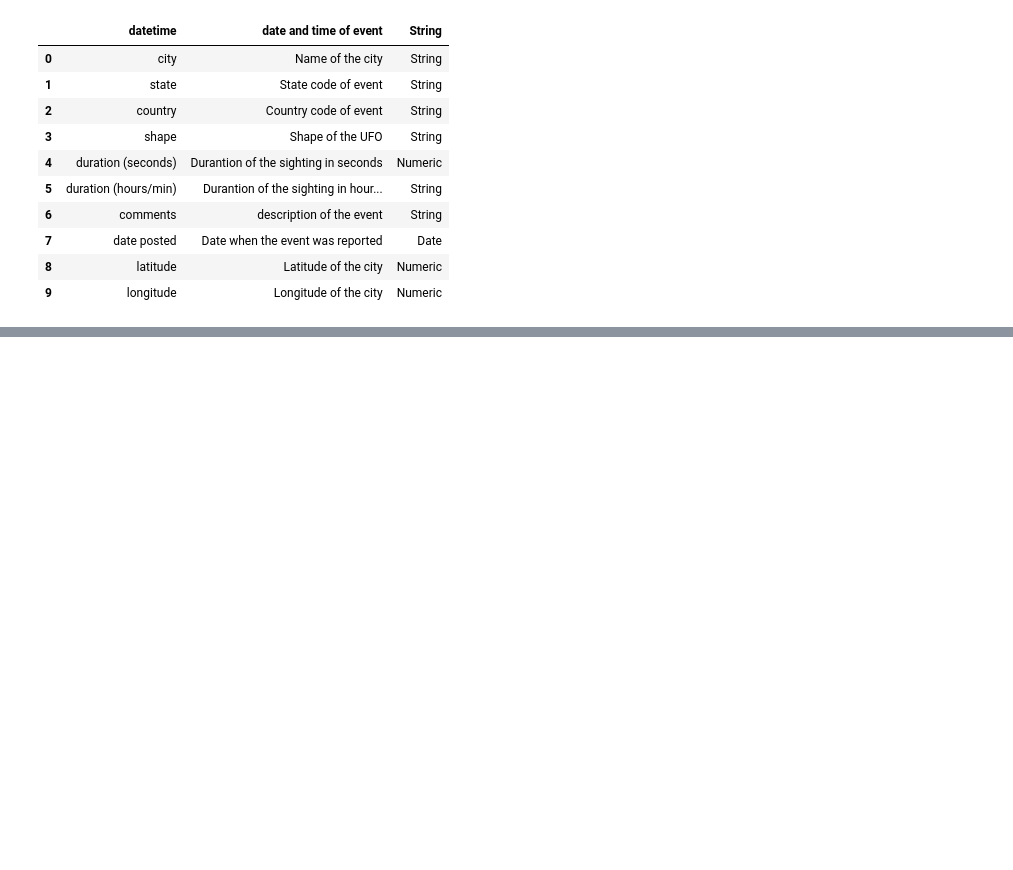
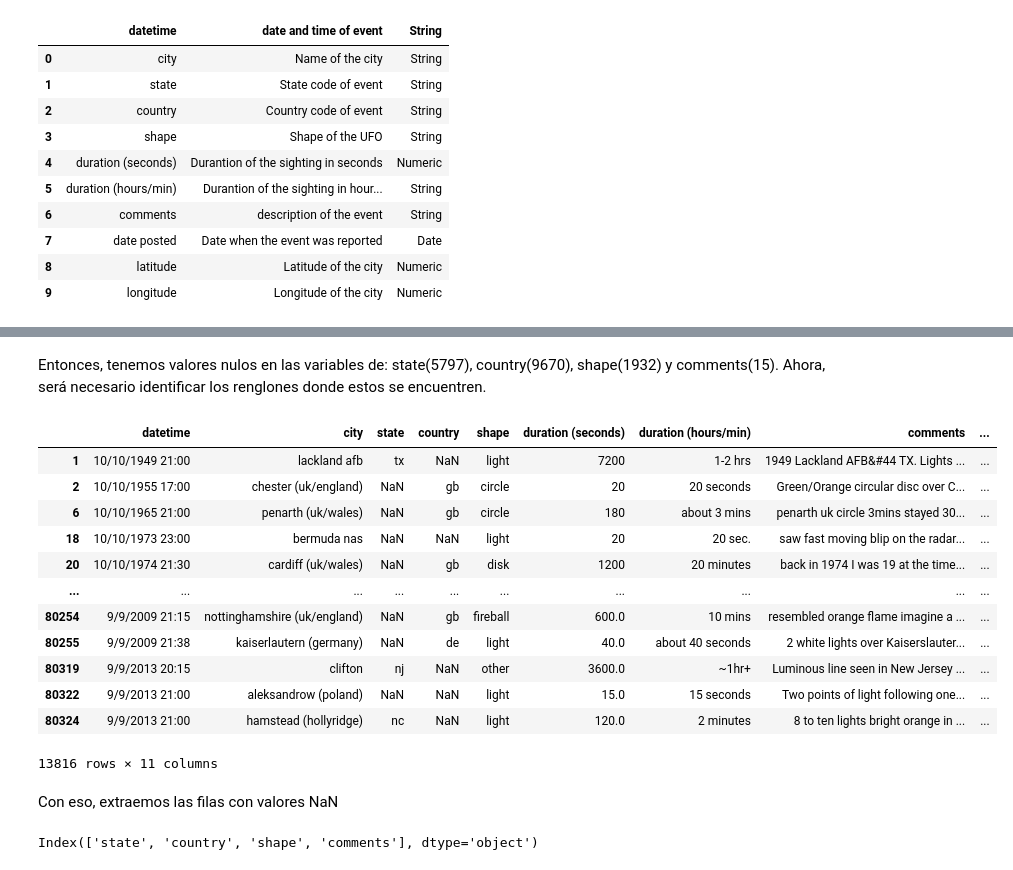
Before and after one commit to DemetrioCN/dataScientist, a Jupyter notebook: The-X-files-problem.ipynb, the cells around one changed output, grey strips where cells are left out. Saved outputs shown, nothing was run; the diff lists cells and outputs as text; code cells hidden in the pictures; blank space fills up the shorter version.

Commit message:
Clean main columns

```diff
--- a/The-X-files-problem.ipynb
+++ b/The-X-files-problem.ipynb
@@ -21,0 +6,3 @@ dataset
+# %%
+df = pd.read_csv('ufo_sightings/UFO_sightings.csv')
+df
@@ -36,0 +99,26 @@ dataset2
+# %% [markdown]
+Entonces, tenemos valores nulos en las variables de: state(5797), country(9670), shape(1932) y comments(15).
+Ahora, será necesario identificar los renglones donde estos se encuentren.
+# %%
+nan_rows = df[df.isnull().any(1)]
+nan_rows
+# %% [output]
+|  | datetime | city | state | country | shape | duration (seconds) | duration (hours/min) | comments | ... |
+| 1 | 10/10/1949 21:00 | lackland afb | tx | NaN | light | 7200 | 1-2 hrs | 1949 Lackland AFB&#44 TX. Lights ... | ... |
+| 2 | 10/10/1955 17:00 | chester (uk/england) | NaN | gb | circle | 20 | 20 seconds | Green/Orange circular disc over C... | ... |
+| 6 | 10/10/1965 21:00 | penarth (uk/wales) | NaN | gb | circle | 180 | about 3 mins | penarth uk circle 3mins stayed 30... | ... |
+| 18 | 10/10/1973 23:00 | bermuda nas | NaN | NaN | light | 20 | 20 sec. | saw fast moving blip on the radar... | ... |
+| 20 | 10/10/1974 21:30 | cardiff (uk/wales) | NaN | gb | disk | 1200 | 20 minutes | back in 1974 I was 19 at the time... | ... |
+| ... | ... | ... | ... | ... | ... | ... | ... | ... | ... |
+| 80254 | 9/9/2009 21:15 | nottinghamshire (uk/england) | NaN | gb | fireball | 600.0 | 10 mins | resembled orange flame imagine a ... | ... |
+| 80255 | 9/9/2009 21:38 | kaiserlautern (germany) | NaN | de | light | 40.0 | about 40 seconds | 2 white lights over Kaiserslauter... | ... |
+| 80319 | 9/9/2013 20:15 | clifton | nj | NaN | other | 3600.0 | ~1hr+ | Luminous line seen in New Jersey ... | ... |
+| 80322 | 9/9/2013 21:00 | aleksandrow (poland) | NaN | NaN | light | 15.0 | 15 seconds | Two points of light following one... | ... |
+| 80324 | 9/9/2013 21:00 | hamstead (hollyridge) | nc | NaN | light | 120.0 | 2 minutes | 8 to ten lights bright orange in ... | ... |
+13816 rows × 11 columns
+# %% [markdown]
+Con eso, extraemos las filas con valores NaN
+# %%
+df.columns[df.isnull().any()]
+# %% [output]
+Index(['state', 'country', 'shape', 'comments'], dtype='object')
```
Also changed, not shown: parts of 47 cells of this notebook.
